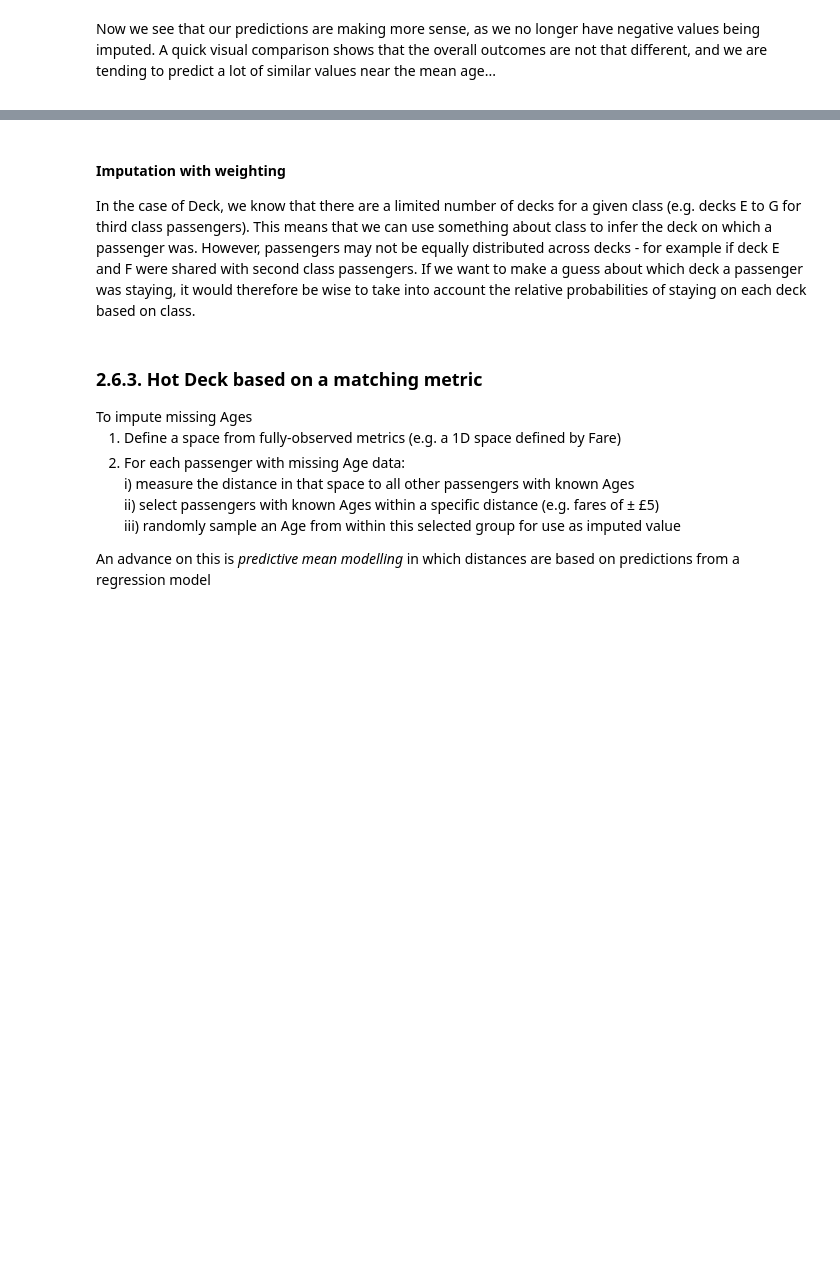
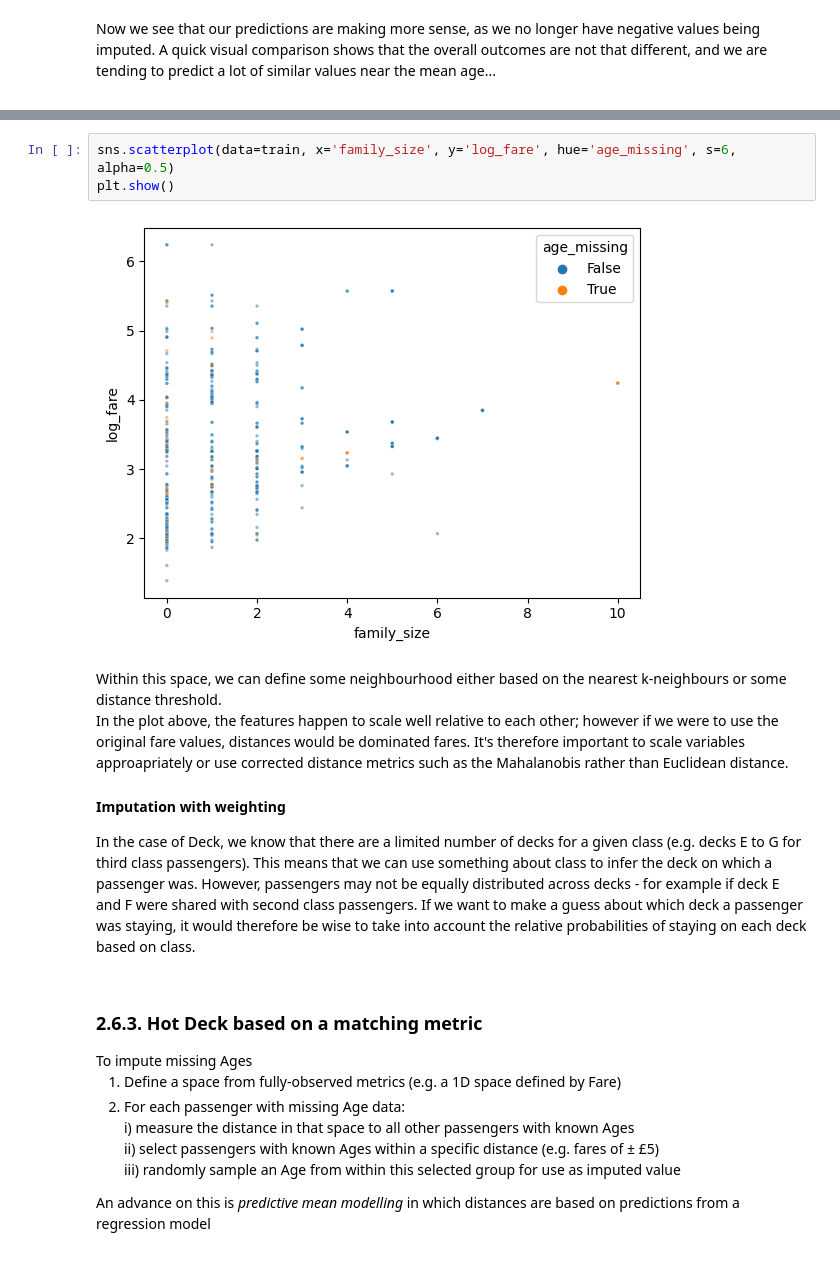
Before and after one commit to stephentown42/ML_examples, a Jupyter notebook: titanic/notebooks/2_imputing_missing_data.ipynb, the cells around one changed output, grey strips where cells are left out. Saved outputs shown, nothing was run; the diff lists cells and outputs as text; blank space fills up the shorter version.

```diff
--- a/titanic/notebooks/2_imputing_missing_data.ipynb
+++ b/titanic/notebooks/2_imputing_missing_data.ipynb
@@ -664,4 +654,15 @@ plt.show()
+# %%
+sns.scatterplot(data=train, x='family_size', y='log_fare', hue='age_missing', s=6, alpha=0.5)
+plt.show()
+# %% [output]
+[figure, added]
 # %% [markdown]
+<span style="font-size:14px;font-family: Arial;line-height:1.5">
+Within this space, we can define some neighbourhood either based on the nearest k-neighbours or some distance threshold.
+
+In the plot above, the features happen to scale well relative to each other; however if we were to use the original fare values, distances would be dominated fares. It's therefore important to scale variables approapriately or use corrected distance metrics such as the Mahalanobis rather than Euclidean distance.
+</span>
+
 #### Imputation with weighting
 
 In the case of Deck, we know that there are a limited number of decks for a given class (e.g. decks E to G for third class passengers). This means that we can use something about class to infer the deck on which a passenger was. However, passengers may not be equally distributed across decks - for example if deck E and F were shared with second class passengers. If we want to make a guess about which deck a passenger was staying, it would therefore be wise to take into account the relative probabilities of staying on each deck based on class.
```
Also changed, not shown: parts of 27 cells of this notebook.
